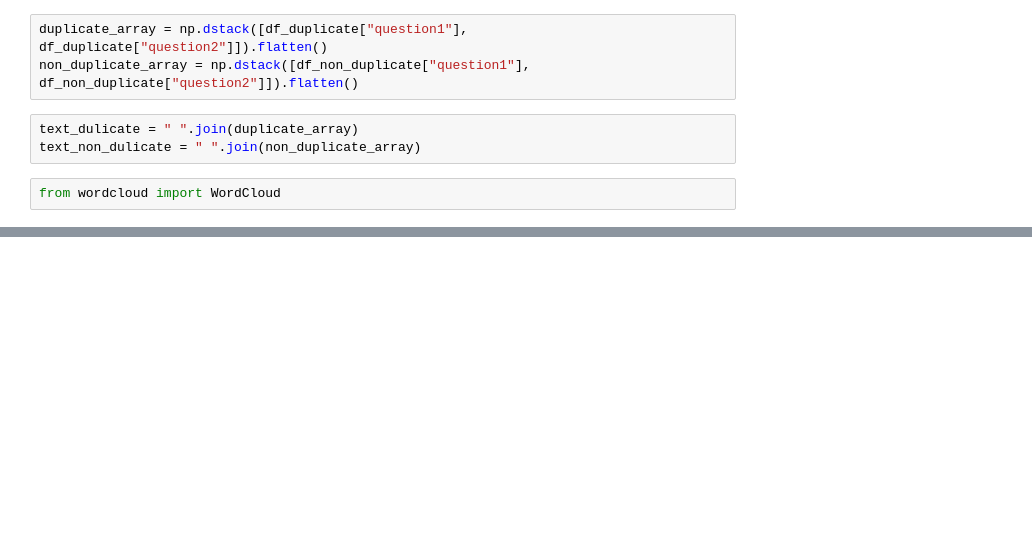
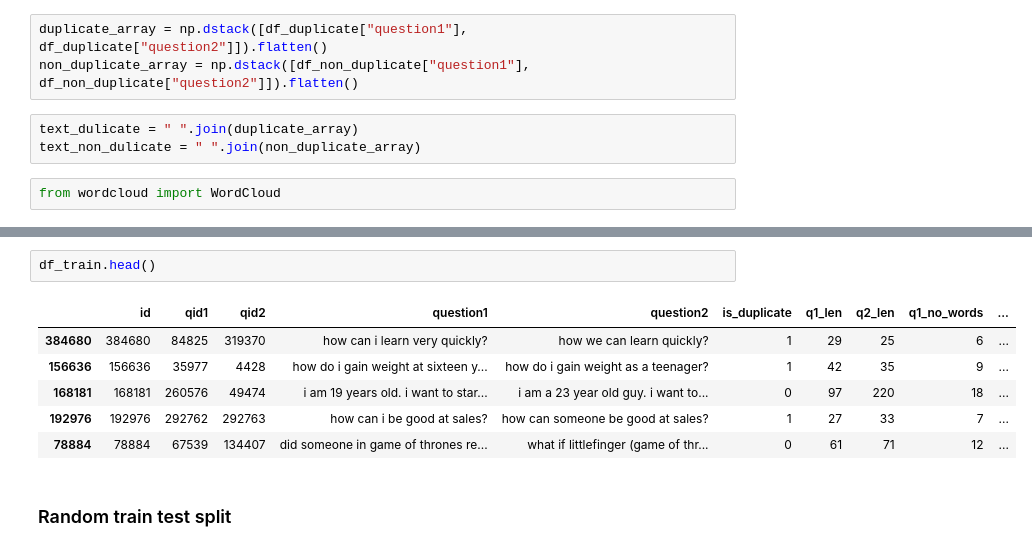
Before and after one commit to cmuth001/Question-Pairs-Quora-Data-Science, a Jupyter notebook: Question_Pair_Match.ipynb, the cells around one changed output, grey strips where cells are left out. Cells and saved outputs as stored; diff of their text form; blank space fills up the shorter version.

```diff
--- a/Question_Pair_Match.ipynb
+++ b/Question_Pair_Match.ipynb
@@ -413,0 +546,11 @@ from sklearn.model_selection import train_test_split
+# %%
+df_train.head()
+# %% [output]
+|  | id | qid1 | qid2 | question1 | question2 | is_duplicate | q1_len | q2_len | q1_no_words | ... |
+| 384680 | 384680 | 84825 | 319370 | how can i learn very quickly? | how we can learn quickly? | 1 | 29 | 25 | 6 | ... |
+| 156636 | 156636 | 35977 | 4428 | how do i gain weight at sixteen y... | how do i gain weight as a teenager? | 1 | 42 | 35 | 9 | ... |
+| 168181 | 168181 | 260576 | 49474 | i am 19 years old. i want to star... | i am a 23 year old guy. i want to... | 0 | 97 | 220 | 18 | ... |
+| 192976 | 192976 | 292762 | 292763 | how can i be good at sales? | how can someone be good at sales? | 1 | 27 | 33 | 7 | ... |
+| 78884 | 78884 | 67539 | 134407 | did someone in game of thrones re... | what if littlefinger (game of thr... | 0 | 61 | 71 | 12 | ... |
+# %% [markdown]
+### Random train test split
```
Also changed, not shown: parts of 46 cells of this notebook.
